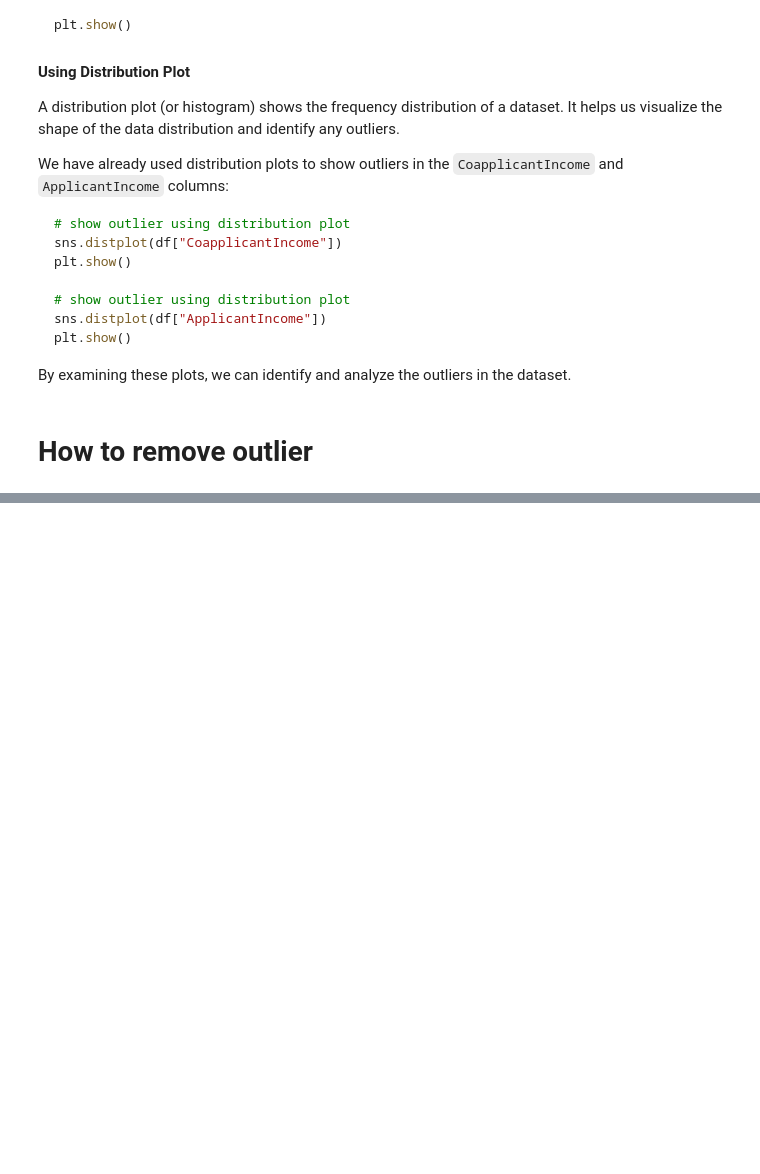
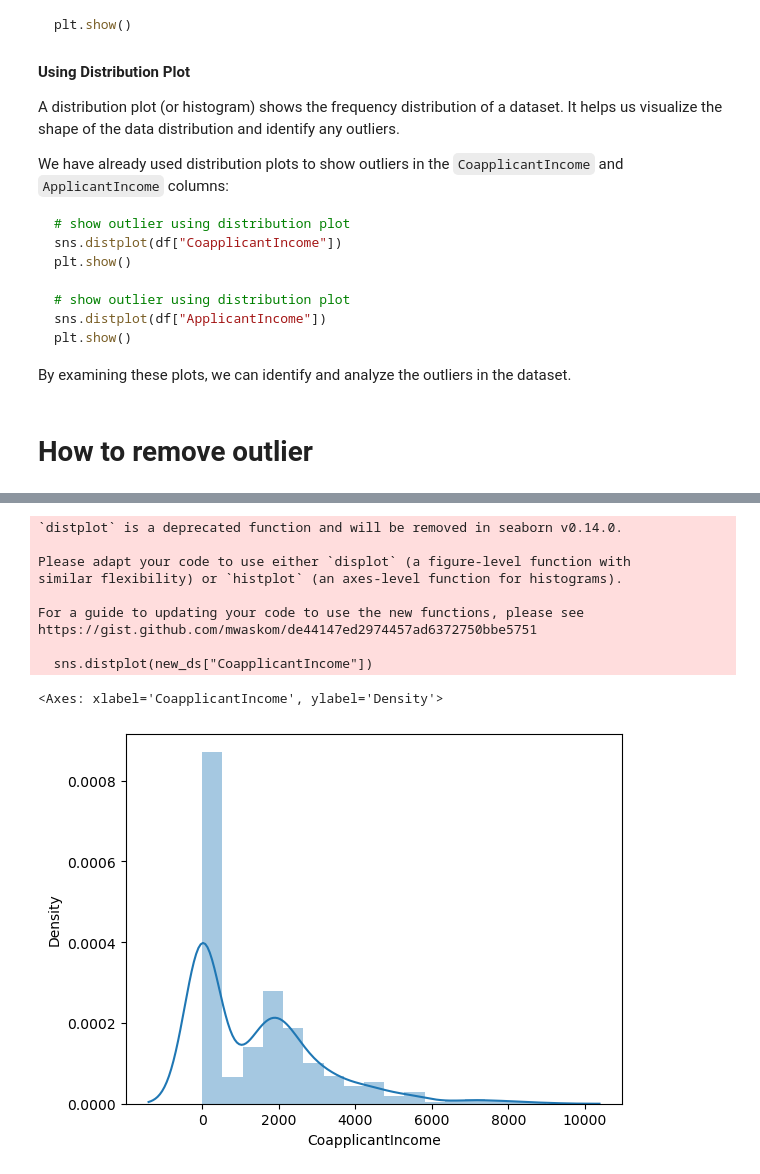
Before and after one commit to ruddropust/ML-Learn, a Jupyter notebook: WSCubeTech/outlier.ipynb, the cells around one changed output, grey strips where cells are left out. Saved outputs shown, nothing was run; the diff lists cells and outputs as text; code cells hidden in the pictures; blank space fills up the shorter version.

```diff
--- a/WSCubeTech/outlier.ipynb
+++ b/WSCubeTech/outlier.ipynb
@@ -151,0 +296,3 @@ By examining these plots, we can identify and analyze the outliers in the datase
+# %%
+dataset = pd.read_csv("loan.csv")
+dataset.head(3)
@@ -151,0 +353,5 @@ By examining these plots, we can identify and analyze the outliers in the datase
+# %%
+min_range = dataset["CoapplicantIncome"].mean() - (3*dataset["CoapplicantIncome"].std())
+max_range = dataset["CoapplicantIncome"].mean() + (3*dataset["CoapplicantIncome"].std())
+
+min_range,max_range
@@ -151,0 +360,3 @@ By examining these plots, we can identify and analyze the outliers in the datase
+# %%
+new_ds = dataset[dataset["CoapplicantIncome"]<=max_range]
+new_ds
@@ -151,0 +377,14 @@ By examining these plots, we can identify and analyze the outliers in the datase
+# %%
+sns.distplot(new_ds["CoapplicantIncome"])
+# %% [output]
+`distplot` is a deprecated function and will be removed in seaborn v0.14.0.
+
+Please adapt your code to use either `displot` (a figure-level function with
+similar flexibility) or `histplot` (an axes-level function for histograms).
+
+For a guide to updating your code to use the new functions, please see
+https://gist.github.com/mwaskom/de44147ed2974457ad6372750bbe5751
+
+  sns.distplot(new_ds["CoapplicantIncome"])
+<Axes: xlabel='CoapplicantIncome', ylabel='Density'>
+[figure, added]
```
Also changed, not shown: parts of 23 cells of this notebook.
